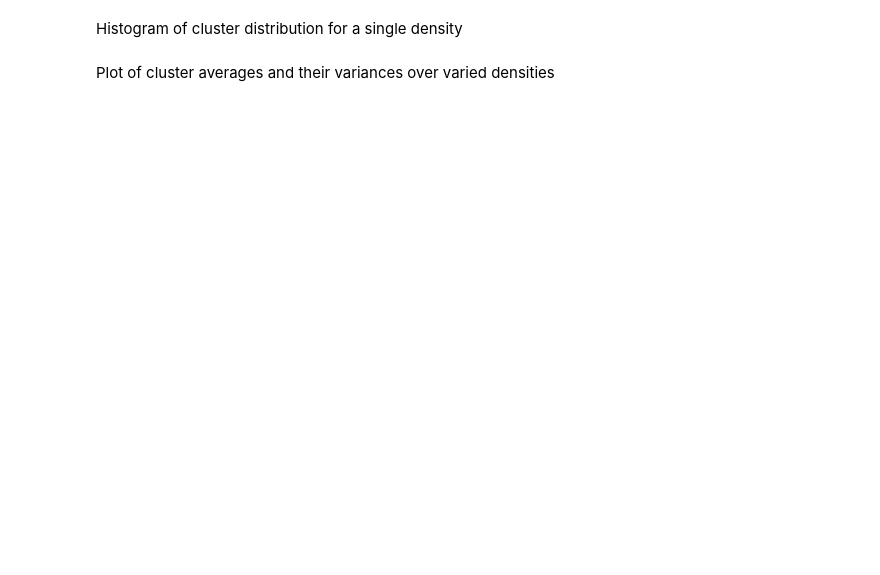
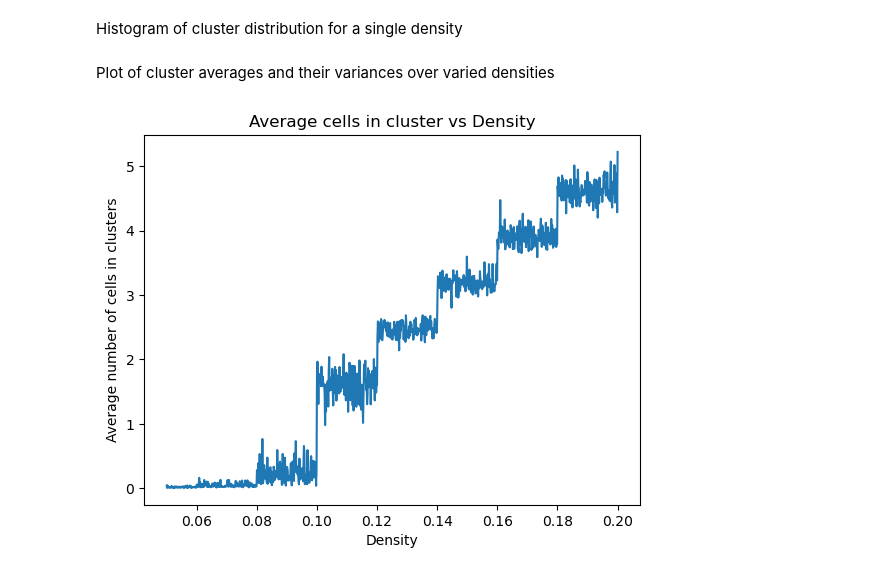
Before and after one commit to SofiaHilma/Traffic_flow_simulation, a Jupyter notebook: traffic_notebook.ipynb, the cells around one changed output. Cells and saved outputs as stored; diff of their text form; code cells hidden in the pictures; blank space fills up the shorter version.

```diff
--- a/traffic_notebook.ipynb
+++ b/traffic_notebook.ipynb
@@ -138,22 +119,22 @@ Histogram of cluster distribution for a single density
 Plot of cluster averages and their variances over varied densities
 # %%
 
-'''Plot of cluster averages and their variances over varied densities
--> i still gotta add the variance:)
-'''
 
+v_max=5
 densities = np.linspace(0.05, 0.2, 1000)
 
 cluster_averages = []
 
 for density in densities:
-    cluster_list = functions.Nagel_Schreckenberg(L, int(L * density), v_max, p, t_max)[2]
+    cluster_list = functions.Nagel_Schreckenberg(L, int(L * density), v_max, p, t_max)[1]
     cluster_average = np.mean(cluster_list)
     cluster_averages.append(cluster_average)
 
 # Plotting
 plt.plot(densities, cluster_averages)
 plt.xlabel('Density')
 plt.ylabel('Average number of cells in clusters')
 plt.title('Average cells in cluster vs Density')
 plt.show()
+# %% [output]
+[figure, added]
```
Also changed, not shown: parts of 8 cells of this notebook, 1 other file.
